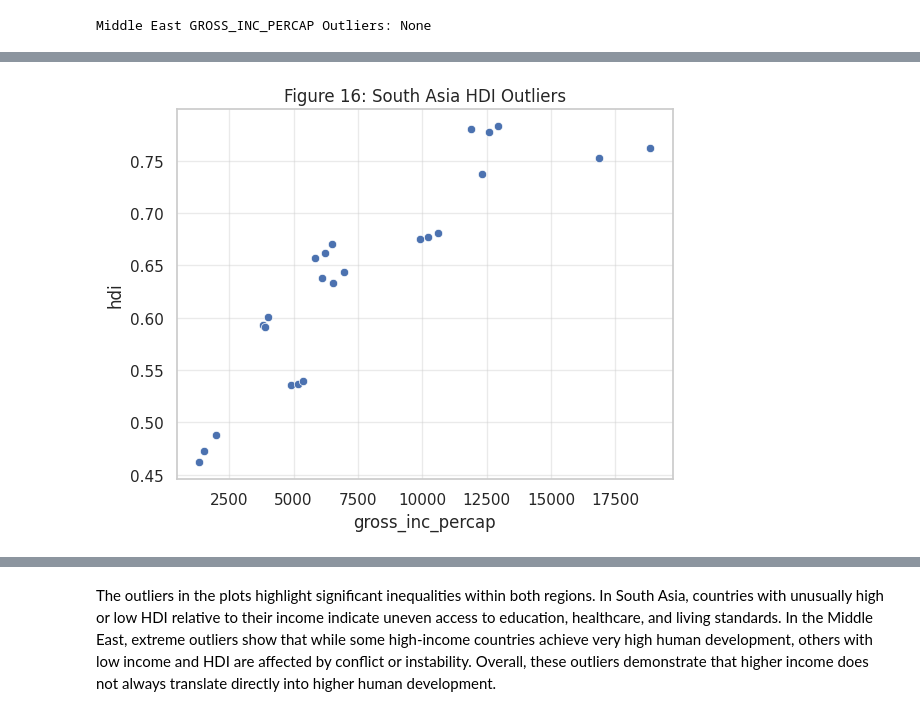
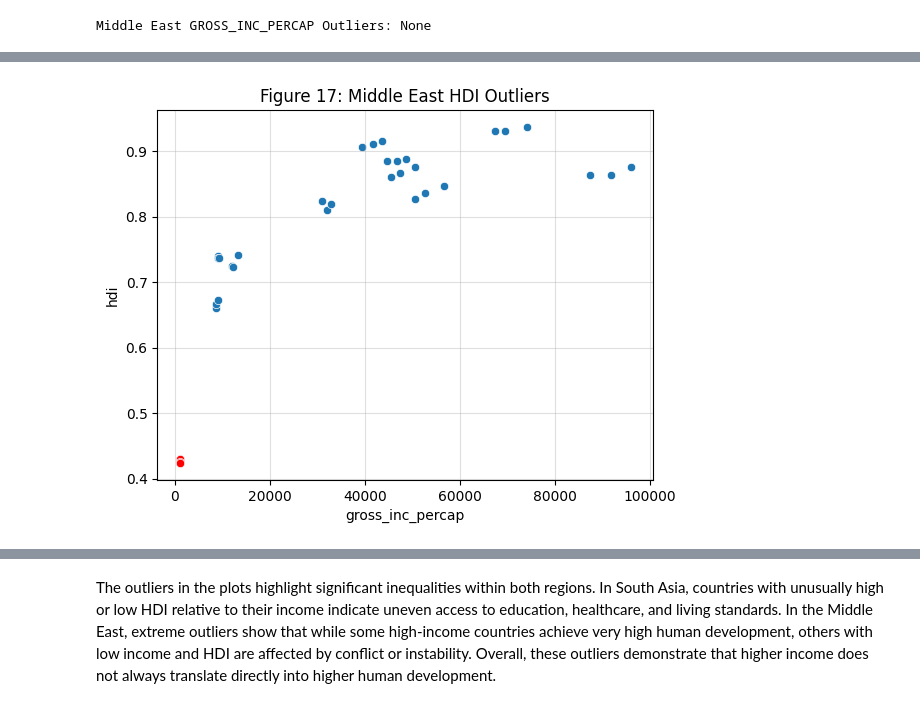
Before and after one commit to Ajendra11/Concepts-and-Technologies-of-AI, a Jupyter notebook: 2501936_AjendraRai.ipynb, the cells around one changed output, grey strips where cells are left out. Cells and saved outputs as stored; diff of their text form; code cells hidden in the pictures.

```diff
--- a/2501936_AjendraRai.ipynb
+++ b/2501936_AjendraRai.ipynb
@@ -1366,9 +1379,14 @@ Middle East GROSS_INC_PERCAP Outliers: None
 # %%
-sns.scatterplot(data=sa_2020_22, x='gross_inc_percap', y='hdi')
-sns.scatterplot(data=sa_outliers, x='gross_inc_percap', y='hdi', color='red')
-plt.title("Figure 16: South Asia HDI Outliers")
+# Calculate me_outliers for both 'hdi' and 'gross_inc_percap'
+hdi_me_outliers = detect_outliers(me_2020_22, 'hdi')
+gni_me_outliers = detect_outliers(me_2020_22, 'gross_inc_percap')
+me_outliers = pd.concat([hdi_me_outliers, gni_me_outliers]).drop_duplicates().reset_index(drop=True)
+
+sns.scatterplot(data=me_2020_22, x='gross_inc_percap', y='hdi')
+sns.scatterplot(data=me_outliers, x='gross_inc_percap', y='hdi', color='red')
+plt.title("Figure 17: Middle East HDI Outliers")
 plt.grid(True, alpha=0.4)
-plt.savefig('/content/drive/MyDrive/CAI/figures/figure16.png', dpi=300, bbox_inches='tight')
+plt.savefig('/content/drive/MyDrive/CAI/figures/figure17.png', dpi=300, bbox_inches='tight')
 plt.show()
 # %% [output]
-[figure, old version]
+[figure, new version]
```
Also changed, not shown: parts of 17 cells of this notebook.
